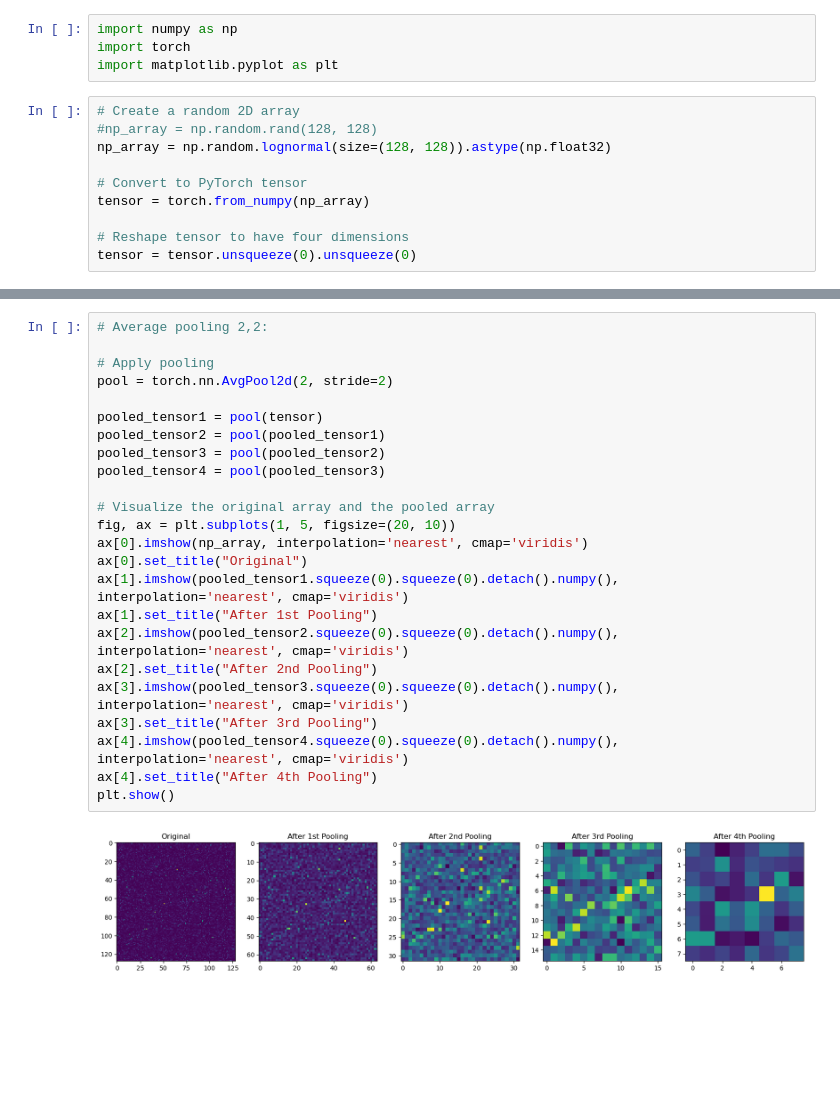
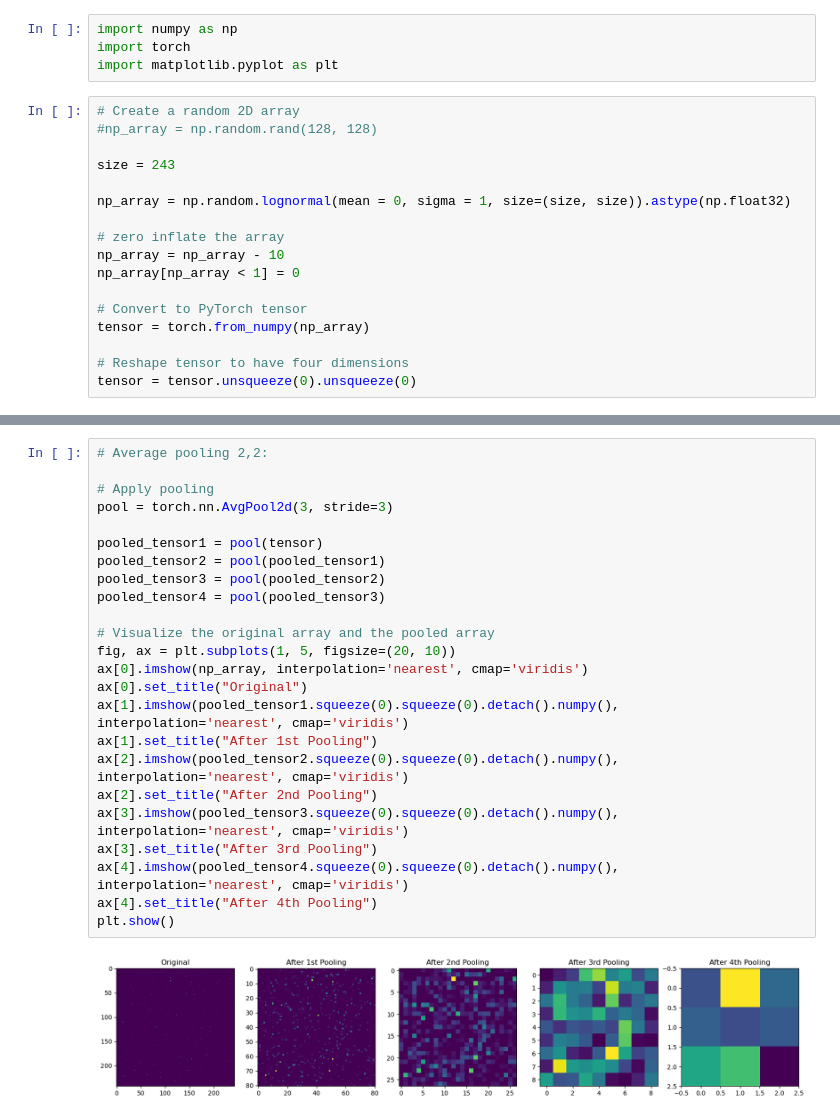
Before and after one commit to prio-data/VIEWS_FAO_index, a Jupyter notebook: notebooks/pooling_experiments01.ipynb, the cells around one changed output, grey strips where cells are left out. Cells and saved outputs as stored; diff of their text form; blank space fills up the shorter version.

```diff
--- a/notebooks/pooling_experiments01.ipynb
+++ b/notebooks/pooling_experiments01.ipynb
@@ -5,7 +5,14 @@ import matplotlib.pyplot as plt
 # %%
 # Create a random 2D array
 #np_array = np.random.rand(128, 128)
-np_array = np.random.lognormal(size=(128, 128)).astype(np.float32)
+
+size = 243
+
+np_array = np.random.lognormal(mean = 0, sigma = 1, size=(size, size)).astype(np.float32)
+
+# zero inflate the array
+np_array = np_array - 10
+np_array[np_array < 1] = 0
 
 # Convert to PyTorch tensor
 tensor = torch.from_numpy(np_array)
@@ -41,26 +48,26 @@ plt.show()
 # %%
 # Average pooling 2,2:
 
 # Apply pooling
-pool = torch.nn.AvgPool2d(2, stride=2)
+pool = torch.nn.AvgPool2d(3, stride=3)
 
 pooled_tensor1 = pool(tensor)
 pooled_tensor2 = pool(pooled_tensor1)
 pooled_tensor3 = pool(pooled_tensor2)
 pooled_tensor4 = pool(pooled_tensor3)
 
 # Visualize the original array and the pooled array
 fig, ax = plt.subplots(1, 5, figsize=(20, 10))
 ax[0].imshow(np_array, interpolation='nearest', cmap='viridis')
 ax[0].set_title("Original")
 ax[1].imshow(pooled_tensor1.squeeze(0).squeeze(0).detach().numpy(), interpolation='nearest', cmap='viridis')
 ax[1].set_title("After 1st Pooling")
 ax[2].imshow(pooled_tensor2.squeeze(0).squeeze(0).detach().numpy(), interpolation='nearest', cmap='viridis')
 ax[2].set_title("After 2nd Pooling")
 ax[3].imshow(pooled_tensor3.squeeze(0).squeeze(0).detach().numpy(), interpolation='nearest', cmap='viridis')
 ax[3].set_title("After 3rd Pooling")
 ax[4].imshow(pooled_tensor4.squeeze(0).squeeze(0).detach().numpy(), interpolation='nearest', cmap='viridis')
 ax[4].set_title("After 4th Pooling")
 plt.show()
 # %% [output]
-[figure, old version]
+[figure, new version]
```
Also changed, not shown: parts of 4 cells of this notebook.
